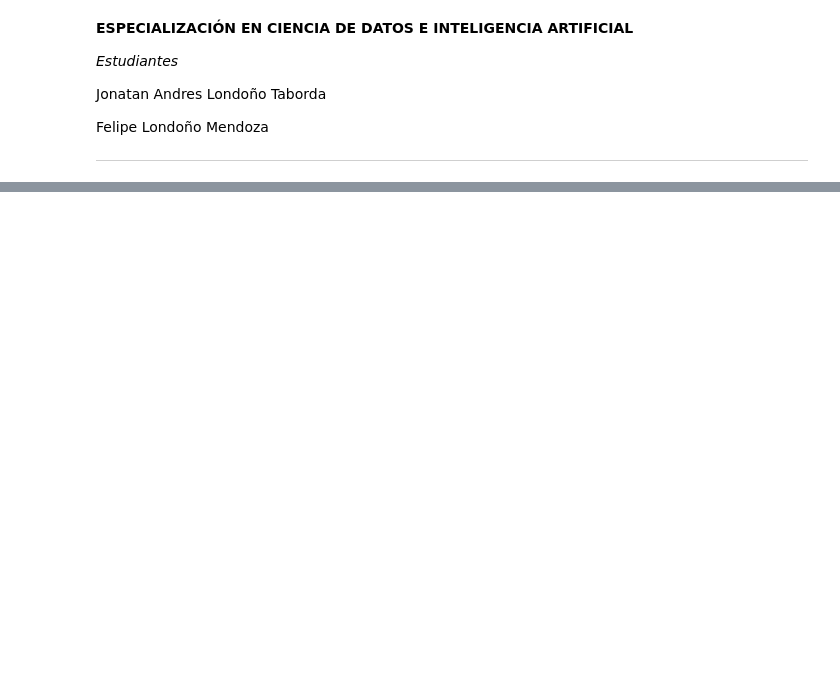
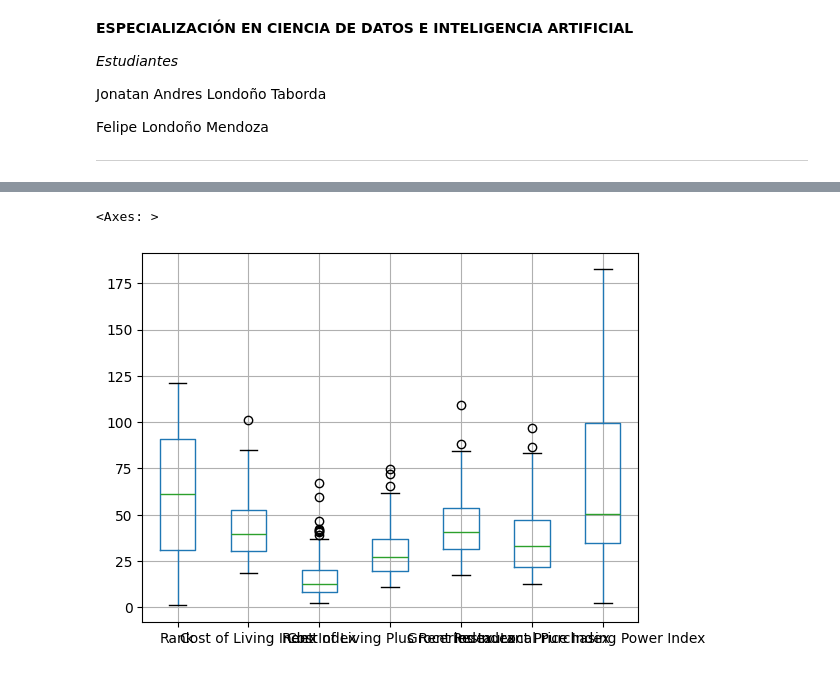
Before and after one commit to andreess891/AnalisisDescriptivo, a Jupyter notebook: TallerIntCienciaDatos/taller.ipynb, the cells around one changed output, grey strips where cells are left out. Saved outputs shown, nothing was run; the diff lists cells and outputs as text; code cells hidden in the pictures; blank space fills up the shorter version.

```diff
--- a/TallerIntCienciaDatos/taller.ipynb
+++ b/TallerIntCienciaDatos/taller.ipynb
@@ -742,0 +108,5 @@ cluster_df
+# %%
+datos.boxplot()
+# %% [output]
+<Axes: >
+[figure, added]
```
Also changed, not shown: parts of 60 cells of this notebook, 3 other files.
